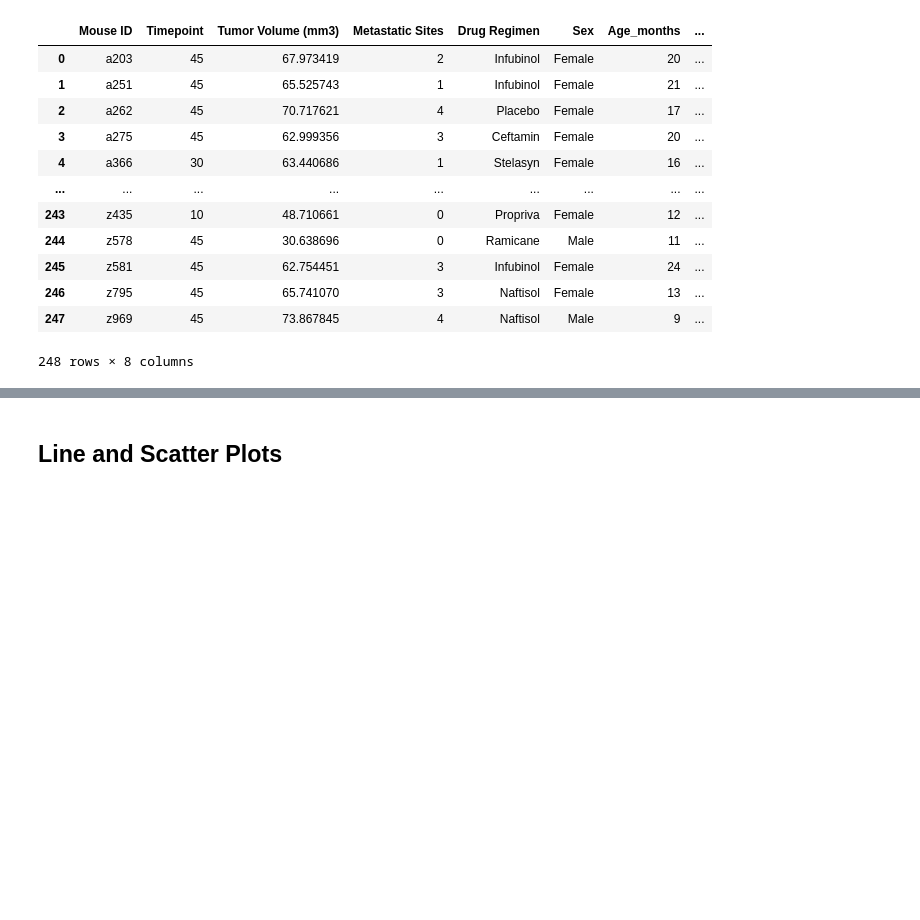
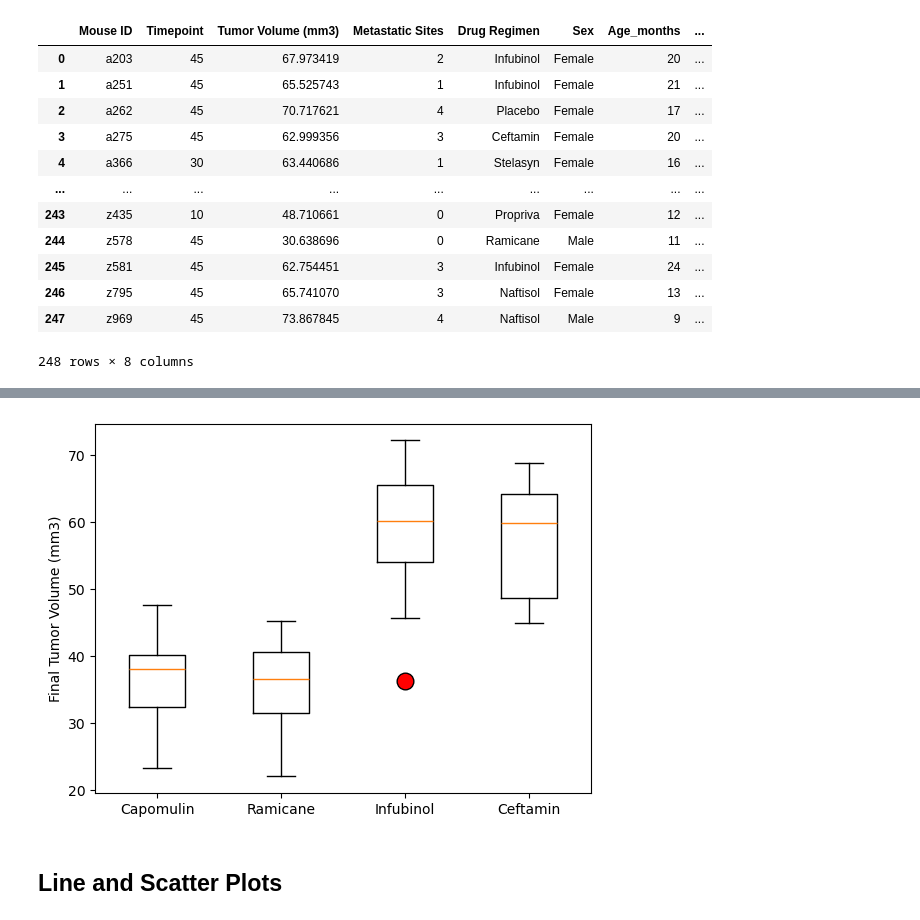
Before and after one commit to brianquintero1/matplotlib-challenge, a Jupyter notebook: pymaceuticals_Brian_Quintero.ipynb, the cells around one changed output, grey strips where cells are left out. Drawn from its saved outputs; the diff is of its cells as text; code cells hidden in the pictures; blank space fills up the shorter version.

```diff
--- a/pymaceuticals_Brian_Quintero.ipynb
+++ b/pymaceuticals_Brian_Quintero.ipynb
@@ -342,6 +292,6 @@ merged_data
 # %%
 # Put treatments into a list for for loop (and later for plot labels)
-# treatments_list = ['Capomulin', 'Ramicane', 'Infubinol', 'Ceftamin']
+treatments_list = ['Capomulin', 'Ramicane', 'Infubinol', 'Ceftamin']
 
 # merged_data = merged_data[merged_data['Drug Regimen'].isin(treatments_list)]
 
@@ -351,7 +301,7 @@ merged_data
 tumor_vol_data = []
 
 for treatment in treatments_list:
-    treatment_df = merged_data[merged_data['Drug Regimen'] == treatment]
+    treatment_df = merged_timepoint_data[merged_timepoint_data['Drug Regimen'] == treatment]
 
 
     final_tumor_volumes = treatment_df['Tumor Volume (mm3)'].tolist()
@@ -359,5 +309,3 @@ for treatment in treatments_list:
     final_tumor_volumes
 
 tumor_vol_data.append(final_tumor_volumes)
-
-tumor_vol_data
@@ -428,3 +344,18 @@ print(f"{treatments_list}'s potential outliers: {outliers}")
+# %%
+# Generate a box plot that shows the distrubution of the tumor volume for each treatment group.
+
+# Creating a box plot
+box = plt.boxplot(tumor_vol_data, labels= treatments_list) #, patch_artist=True)
+
+# Customizing the outlier markers
+for flier in box['fliers']:
+    flier.set(marker='o', markerfacecolor='red', markersize=12)  # Customize marker size and color for outliers
+
+plt.ylabel('Final Tumor Volume (mm3)')
+
+plt.show()
+# %% [output]
+[figure, added]
 # %% [markdown]
 ## Line and Scatter Plots
 # %%
```
Also changed, not shown: parts of 8 cells of this notebook, 2 other files.
